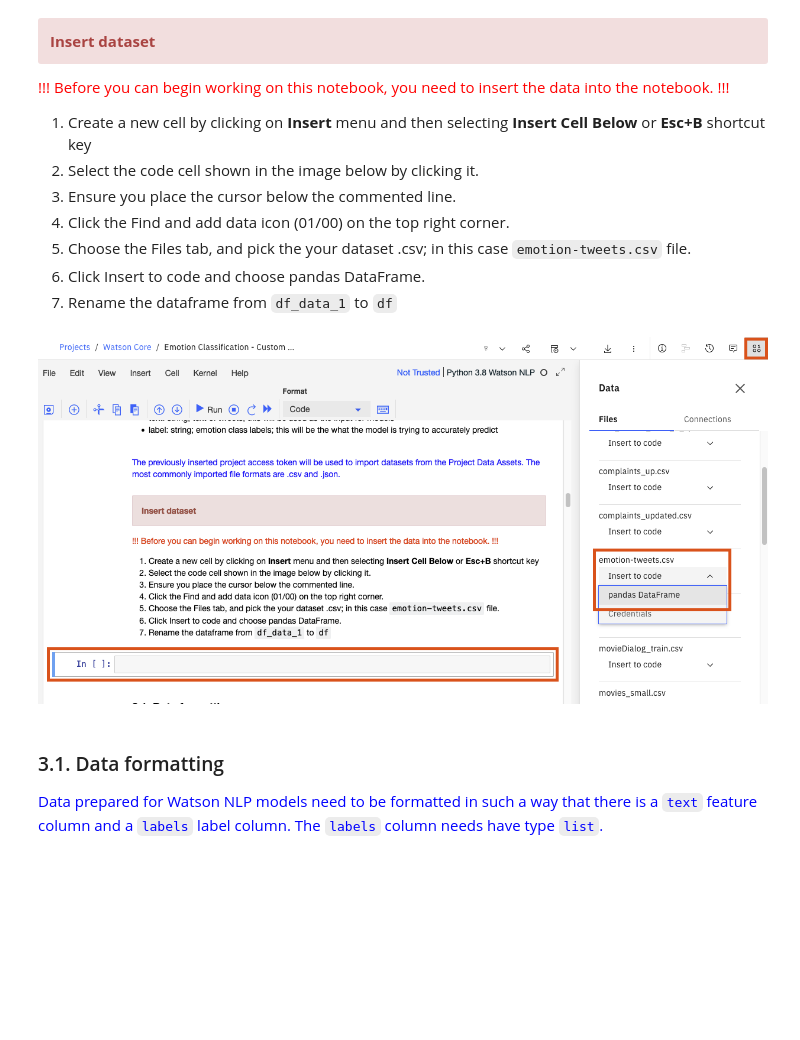
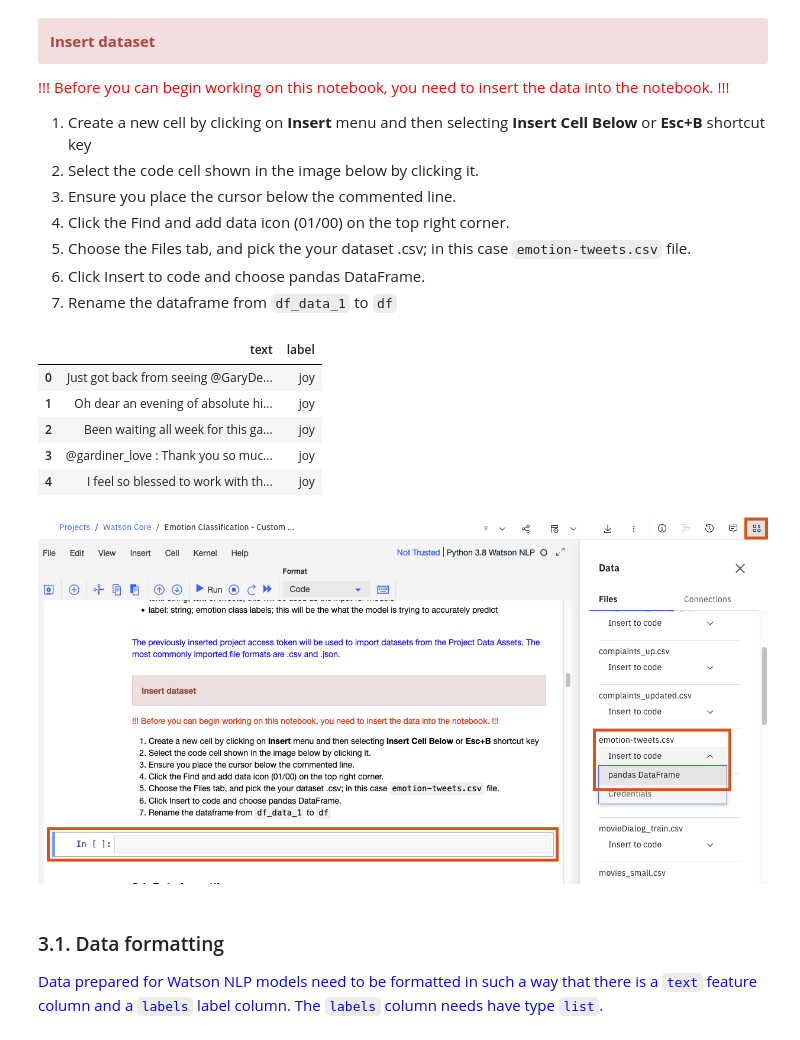
Before and after one commit to ibm-ecosystem-engineering/Watson-NLP, a Jupyter notebook: Emotion-Classification/Emotion Classification - Custom Model Training.ipynb, the cells around one changed output. Cells and saved outputs as stored; diff of their text form; code cells hidden in the pictures; blank space fills up the shorter version.

```diff
--- a/Emotion-Classification/Emotion Classification - Custom Model Training.ipynb
+++ b/Emotion-Classification/Emotion Classification - Custom Model Training.ipynb
@@ -103,8 +82,39 @@ Data dictionary:
 1. Choose the Files tab, and pick the your dataset .csv; in this case `emotion-tweets.csv` file.
 1. Click Insert to code and choose pandas DataFrame.
 1. Rename the dataframe from `df_data_1` to `df`
-# %% [markdown]
-![Screen%20Shot%202022-08-11%20at%2017.40.23.png](attachment:Screen%20Shot%202022-08-11%20at%2017.40.23.png)
+# %%
+
+import os, types
+import pandas as pd
+from botocore.client import Config
+import ibm_boto3
+
+def __iter__(self): return 0
+
+# @hidden_cell
+# The following code accesses a file in your IBM Cloud Object Storage. It includes your credentials.
+# You might want to remove those credentials before you share the notebook.
+client_e7c5f3a9cf0c49a9aa0234885283dce9 = ibm_boto3.client(service_name='s3',
+    ibm_api_key_id='o0avUc3SDky2d6pNzjuewCSTPPX7tQNz6BKKvL37nBL3',
+    ibm_auth_endpoint="https://iam.cloud.ibm.com/oidc/token",
+    config=Config(signature_version='oauth'),
+    endpoint_url='https://s3.private.us.cloud-object-storage.appdomain.cloud')
+
+body = client_e7c5f3a9cf0c49a9aa0234885283dce9.get_object(Bucket='watsoncore-donotdelete-pr-olkxvfa8bk0pb1',Key='emotion-tweets.csv')['Body']
+# add missing __iter__ method, so pandas accepts body as file-like object
+if not hasattr(body, "__iter__"): body.__iter__ = types.MethodType( __iter__, body )
+
+df = pd.read_csv(body)
+df.head()
+# %% [output]
+|  | text | label |
+| 0 | Just got back from seeing @GaryDe... | joy |
+| 1 | Oh dear an evening of absolute hi... | joy |
+| 2 | Been waiting all week for this ga... | joy |
+| 3 | @gardiner_love : Thank you so muc... | joy |
+| 4 | I feel so blessed to work with th... | joy |
+# %% [markdown]
+![Screen%20Shot%202022-08-11%20at%2017.40.23.png](attachment:Screen%20Shot%202022-08-11%20at%2017.40.23.png)
 # %% [markdown]
 <a id="dataFormat"></a>
 ### 3.1. Data formatting
```
Also changed, not shown: parts of 10 cells of this notebook, 2 other files.
